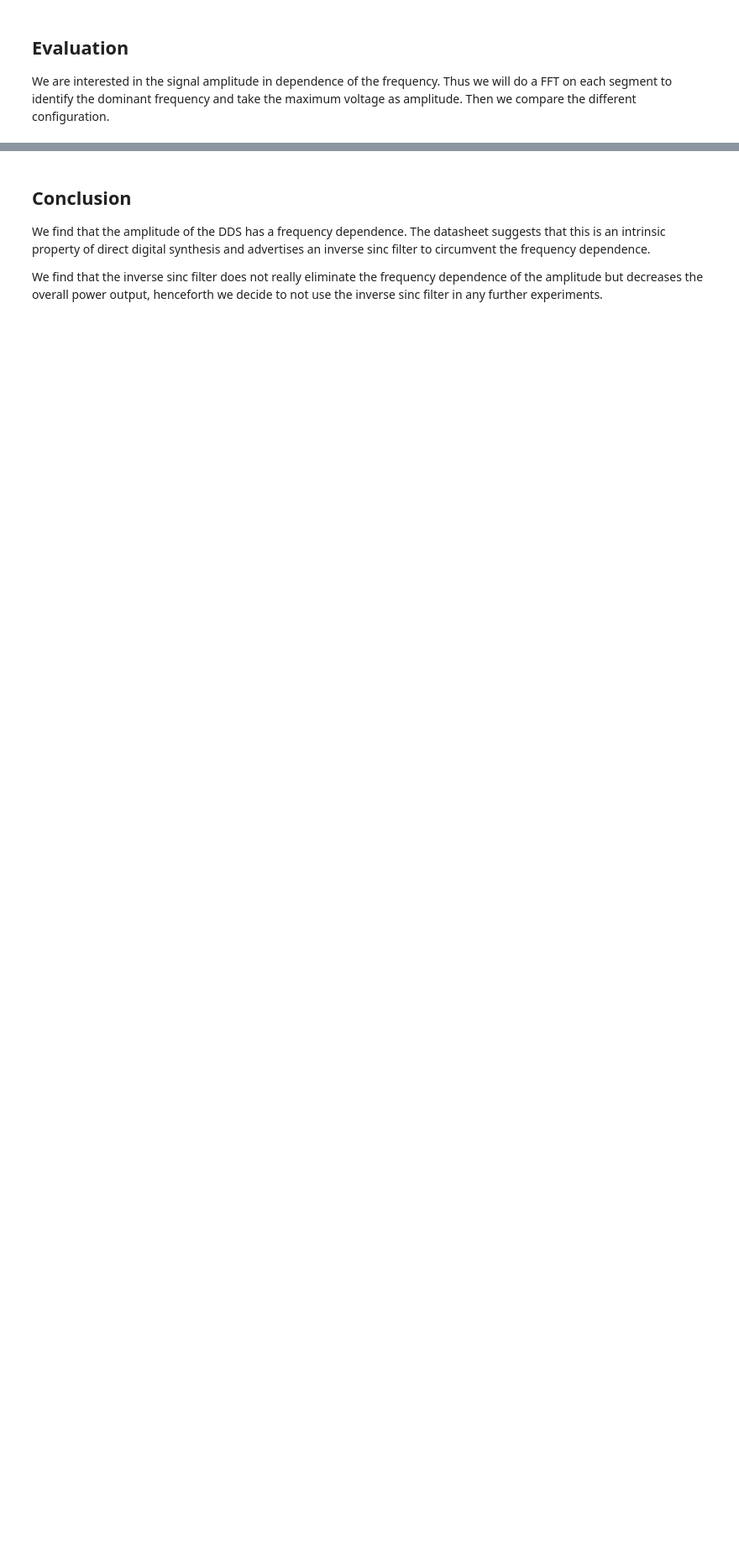
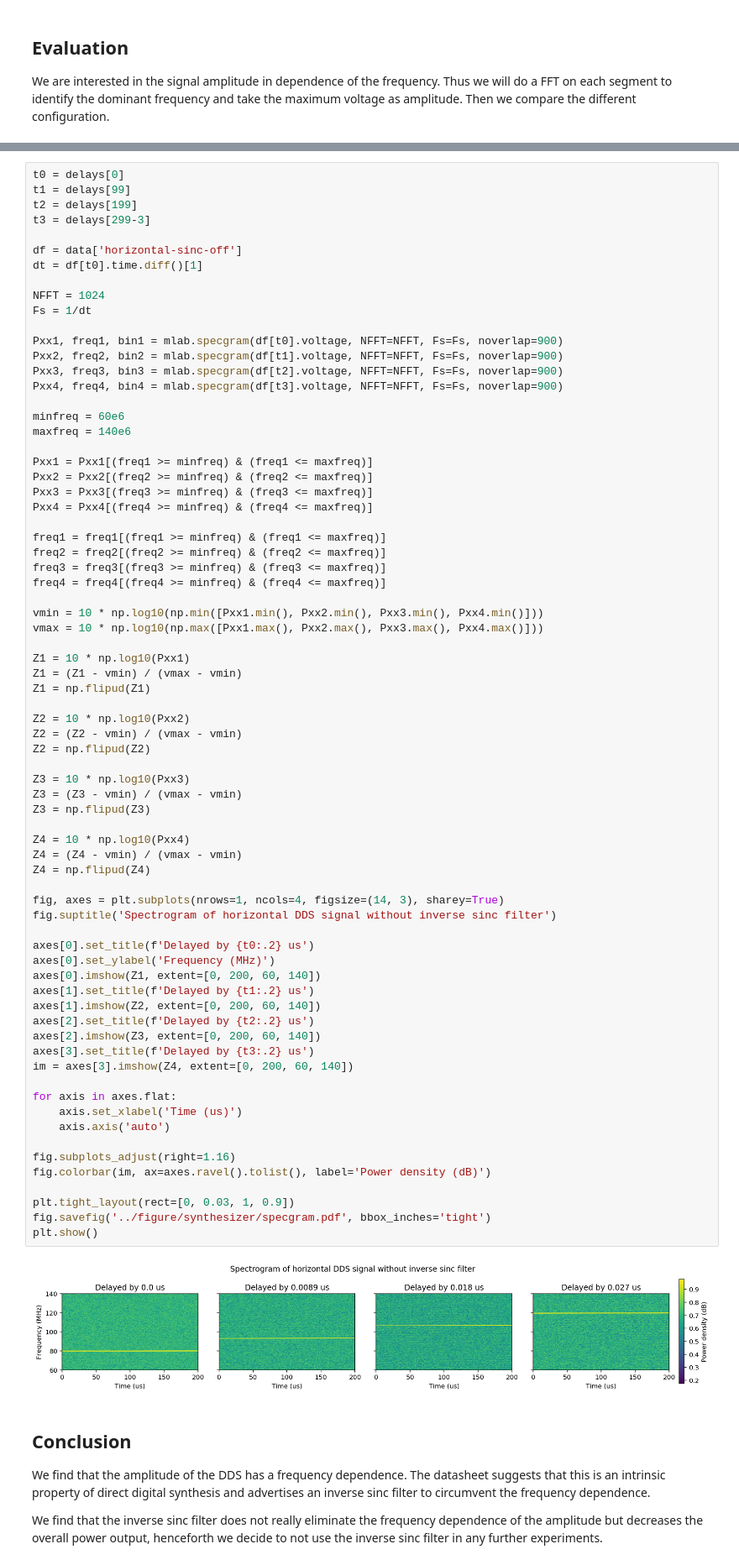
Before and after one commit to bodokaiser/bachelor-thesis, a Jupyter notebook: notebook/synthesizer.ipynb, the cells around one changed output, grey strips where cells are left out. Shown at 84% size. Drawn from its saved outputs; the diff is of its cells as text; blank space fills up the shorter version.

```diff
--- a/notebook/synthesizer.ipynb
+++ b/notebook/synthesizer.ipynb
@@ -164,3 +134,77 @@ plt.show()
+# %%
+t0 = delays[0]
+t1 = delays[99]
+t2 = delays[199]
+t3 = delays[299-3]
+
+df = data['horizontal-sinc-off']
+dt = df[t0].time.diff()[1]
+
+NFFT = 1024
+Fs = 1/dt
+
+Pxx1, freq1, bin1 = mlab.specgram(df[t0].voltage, NFFT=NFFT, Fs=Fs, noverlap=900)
+Pxx2, freq2, bin2 = mlab.specgram(df[t1].voltage, NFFT=NFFT, Fs=Fs, noverlap=900)
+Pxx3, freq3, bin3 = mlab.specgram(df[t2].voltage, NFFT=NFFT, Fs=Fs, noverlap=900)
+Pxx4, freq4, bin4 = mlab.specgram(df[t3].voltage, NFFT=NFFT, Fs=Fs, noverlap=900)
+
+minfreq = 60e6
+maxfreq = 140e6
+
+Pxx1 = Pxx1[(freq1 >= minfreq) & (freq1 <= maxfreq)]
+Pxx2 = Pxx2[(freq2 >= minfreq) & (freq2 <= maxfreq)]
+Pxx3 = Pxx3[(freq3 >= minfreq) & (freq3 <= maxfreq)]
+Pxx4 = Pxx4[(freq4 >= minfreq) & (freq4 <= maxfreq)]
+
+freq1 = freq1[(freq1 >= minfreq) & (freq1 <= maxfreq)]
+freq2 = freq2[(freq2 >= minfreq) & (freq2 <= maxfreq)]
+freq3 = freq3[(freq3 >= minfreq) & (freq3 <= maxfreq)]
+freq4 = freq4[(freq4 >= minfreq) & (freq4 <= maxfreq)]
+
+vmin = 10 * np.log10(np.min([Pxx1.min(), Pxx2.min(), Pxx3.min(), Pxx4.min()]))
+vmax = 10 * np.log10(np.max([Pxx1.max(), Pxx2.max(), Pxx3.max(), Pxx4.max()]))
+
+Z1 = 10 * np.log10(Pxx1)
+Z1 = (Z1 - vmin) / (vmax - vmin)
+Z1 = np.flipud(Z1)
+
+Z2 = 10 * np.log10(Pxx2)
+Z2 = (Z2 - vmin) / (vmax - vmin)
+Z2 = np.flipud(Z2)
+
+Z3 = 10 * np.log10(Pxx3)
+Z3 = (Z3 - vmin) / (vmax - vmin)
+Z3 = np.flipud(Z3)
+
+Z4 = 10 * np.log10(Pxx4)
+Z4 = (Z4 - vmin) / (vmax - vmin)
+Z4 = np.flipud(Z4)
+
+fig, axes = plt.subplots(nrows=1, ncols=4, figsize=(14, 3), sharey=True)
+fig.suptitle('Spectrogram of horizontal DDS signal without inverse sinc filter')
+
+axes[0].set_title(f'Delayed by {t0:.2} us')
+axes[0].set_ylabel('Frequency (MHz)')
+axes[0].imshow(Z1, extent=[0, 200, 60, 140])
+axes[1].set_title(f'Delayed by {t1:.2} us')
+axes[1].imshow(Z2, extent=[0, 200, 60, 140])
+axes[2].set_title(f'Delayed by {t2:.2} us')
+axes[2].imshow(Z3, extent=[0, 200, 60, 140])
+axes[3].set_title(f'Delayed by {t3:.2} us')
+im = axes[3].imshow(Z4, extent=[0, 200, 60, 140])
+
+for axis in axes.flat:
+    axis.set_xlabel('Time (us)')
+    axis.axis('auto')
+
+fig.subplots_adjust(right=1.16)
+fig.colorbar(im, ax=axes.ravel().tolist(), label='Power density (dB)')
+
+plt.tight_layout(rect=[0, 0.03, 1, 0.9])
+fig.savefig('../figure/synthesizer/specgram.pdf', bbox_inches='tight')
+plt.show()
+# %% [output]
+[figure, added]
 # %% [markdown]
 ## Conclusion
 
```
Also changed, not shown: parts of 9 cells of this notebook, 3 other files.
